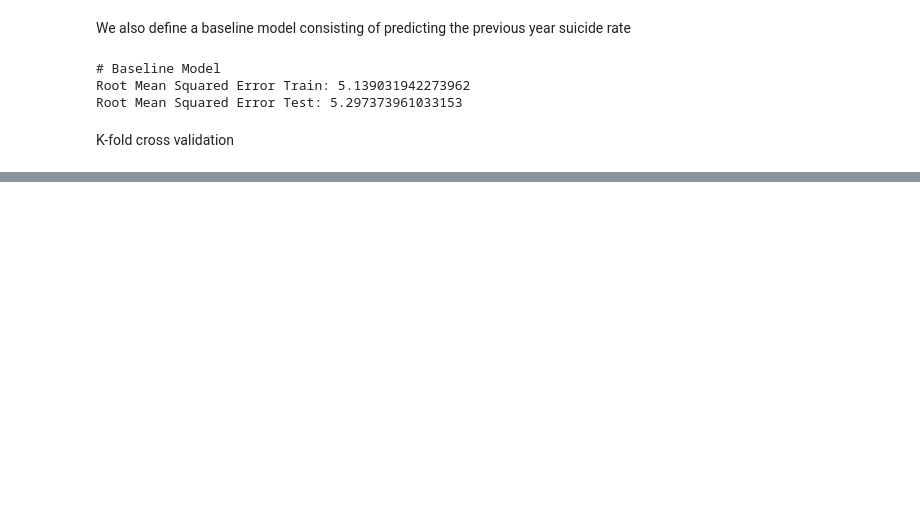
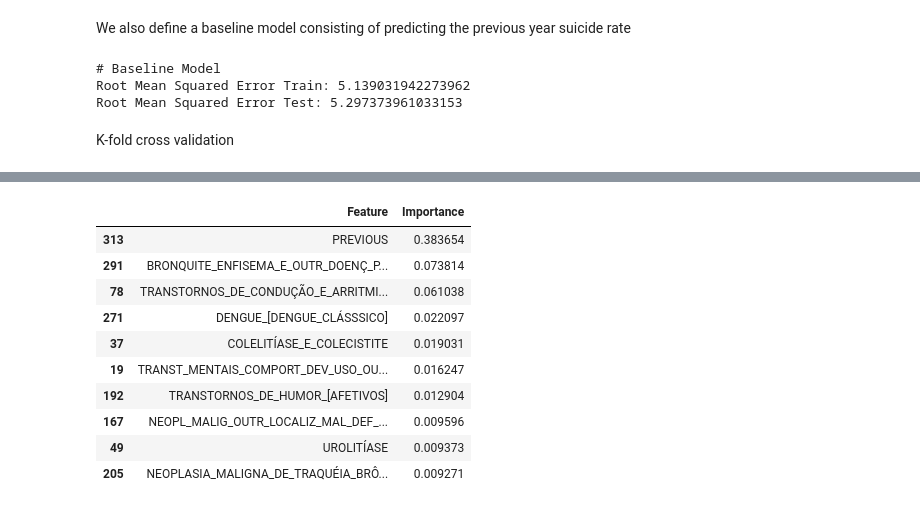
Before and after one commit to pypas/suicities-datasus, a Jupyter notebook: Models/Regression/regression_with_feature_selection_v2.ipynb, the cells around one changed output, grey strips where cells are left out. Drawn from its saved outputs; the diff is of its cells as text; code cells hidden in the pictures; blank space fills up the shorter version.

Commit message:
add feature importances to regression model

```diff
--- a/Models/Regression/regression_with_feature_selection_v2.ipynb
+++ b/Models/Regression/regression_with_feature_selection_v2.ipynb
@@ -330 +331,17 @@ Mean accuracy (up/down) for the regression model was: 0.6771459499163984
 Mean RMSE for the baseline model was: 5.185396544959999
+# %%
+importance = regressor.feature_importances_
+feature_importance_pd = pd.DataFrame({"Feature": X_train.columns, "Importance": importance}).sort_values(by="Importance", ascending=False)
+feature_importance_pd.head(10)
+# %% [output]
+|  | Feature | Importance |
+| 313 | PREVIOUS | 0.383654 |
+| 291 | BRONQUITE_ENFISEMA_E_OUTR_DOENÇ_P... | 0.073814 |
+| 78 | TRANSTORNOS_DE_CONDUÇÃO_E_ARRITMI... | 0.061038 |
+| 271 | DENGUE_[DENGUE_CLÁSSSICO] | 0.022097 |
+| 37 | COLELITÍASE_E_COLECISTITE | 0.019031 |
+| 19 | TRANST_MENTAIS_COMPORT_DEV_USO_OU... | 0.016247 |
+| 192 | TRANSTORNOS_DE_HUMOR_[AFETIVOS] | 0.012904 |
+| 167 | NEOPL_MALIG_OUTR_LOCALIZ_MAL_DEF_... | 0.009596 |
+| 49 | UROLITÍASE | 0.009373 |
+| 205 | NEOPLASIA_MALIGNA_DE_TRAQUÉIA_BRÔ... | 0.009271 |
```
Also changed, not shown: parts of 7 cells of this notebook.
